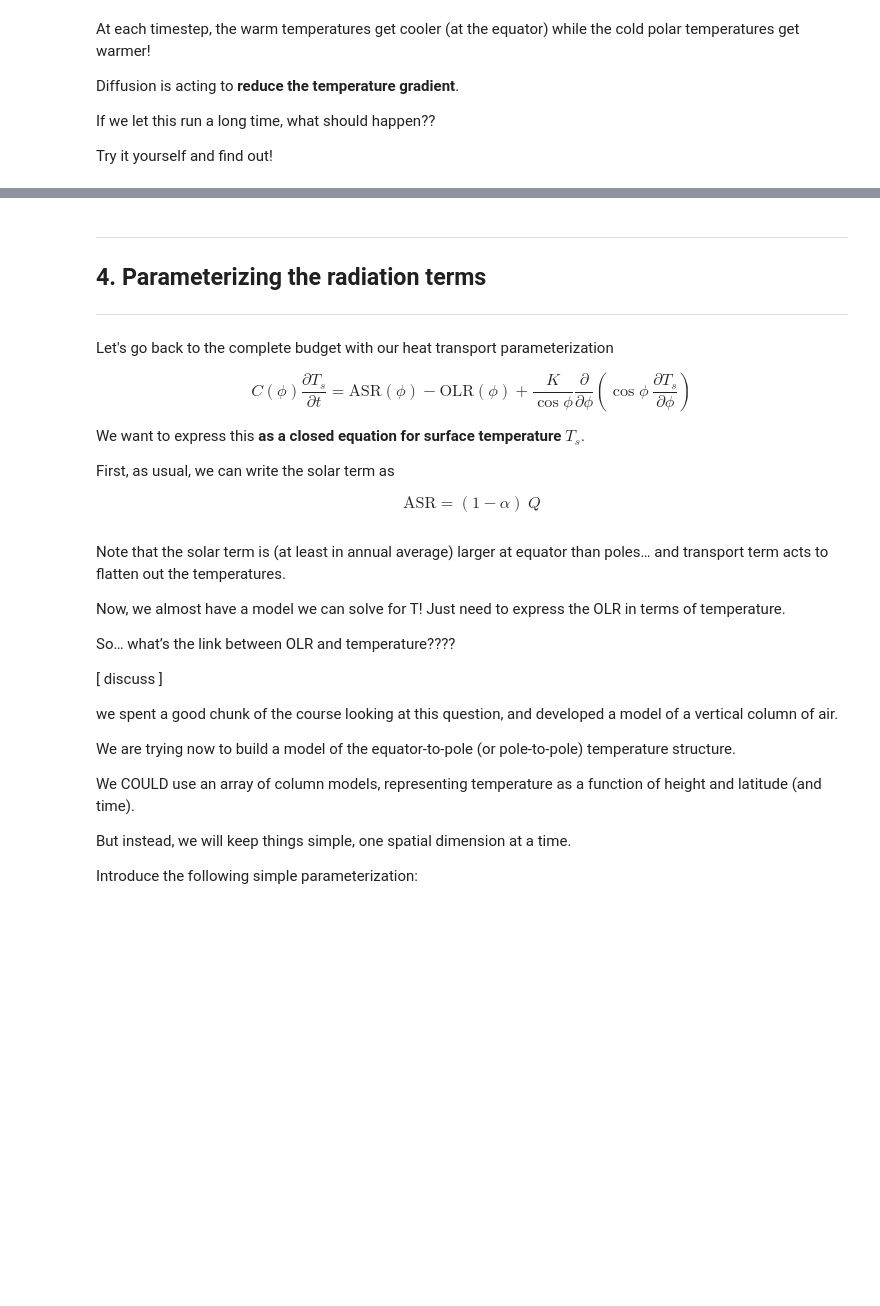
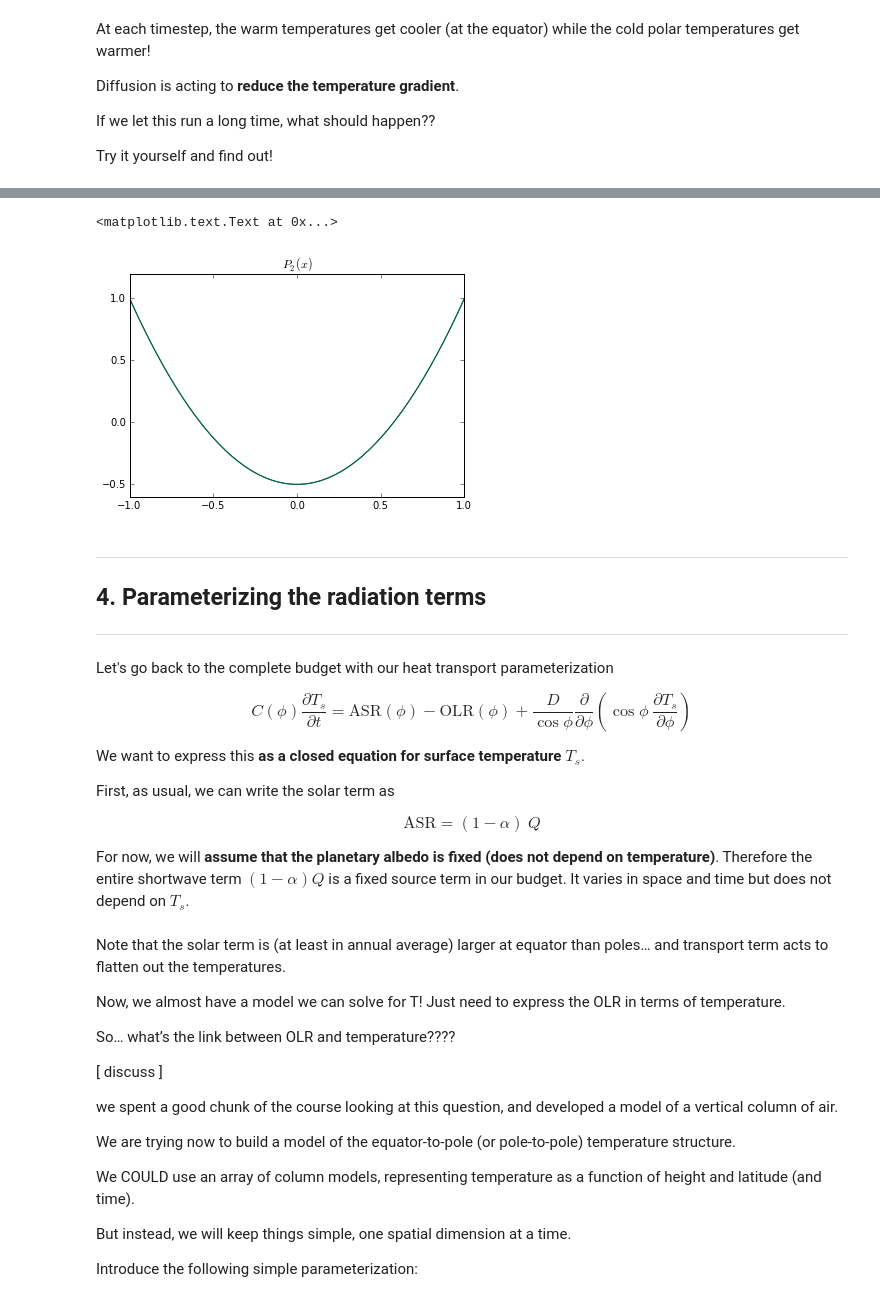
Before and after one commit to brian-rose/ClimateModeling_courseware, a Jupyter notebook: Lectures/Lecture14 -- Diffusive energy balance model.ipynb, the cells around one changed output, grey strips where cells are left out. Cells and saved outputs as stored; diff of their text form; code cells hidden in the pictures; blank space fills up the shorter version.

```diff
--- a/Lectures/Lecture14 -- Diffusive energy balance model.ipynb
+++ b/Lectures/Lecture14 -- Diffusive energy balance model.ipynb
@@ -196,3 +210,11 @@ Try it yourself and find out!
+# %%
+x = np.linspace(-1,1)
+plt.plot(x, (3*x**2-1)/2)
+plt.plot(x, legendre.P2(x))
+plt.title('$P_2(x)$')
+# %% [output]
+<matplotlib.text.Text at 0x...>
+[figure, added]
 # %% [markdown]
 ____________
 <a id='section4'></a>
@@ -203,13 +225,15 @@ ____________
 
 Let's go back to the complete budget with our heat transport parameterization
 
-$$ C(\phi) \frac{\partial T_s}{\partial t} = \text{ASR}(\phi) - \text{OLR}(\phi) + \frac{K}{\cos⁡\phi } \frac{\partial }{\partial \phi} \left(   \cos⁡\phi  ~ \frac{\partial T_s}{\partial \phi} \right) $$
+$$ C(\phi) \frac{\partial T_s}{\partial t} = \text{ASR}(\phi) - \text{OLR}(\phi) + \frac{D}{\cos⁡\phi } \frac{\partial }{\partial \phi} \left(   \cos⁡\phi  ~ \frac{\partial T_s}{\partial \phi} \right) $$
 
 We want to express this **as a closed equation for surface temperature $T_s$**.
 
 First, as usual, we can write the solar term as
 
 $$ \text{ASR} = (1-\alpha) ~ Q $$
+
+For now, we will **assume that the planetary albedo is fixed (does not depend on temperature)**. Therefore the entire shortwave term $(1-\alpha) Q$ is a fixed source term in our budget. It varies in space and time but does not depend on $T_s$.
 # %% [markdown]
 Note that the solar term is (at least in annual average) larger at equator than poles… and transport term acts to flatten out the temperatures.
 
```
Also changed, not shown: parts of 31 cells of this notebook.
